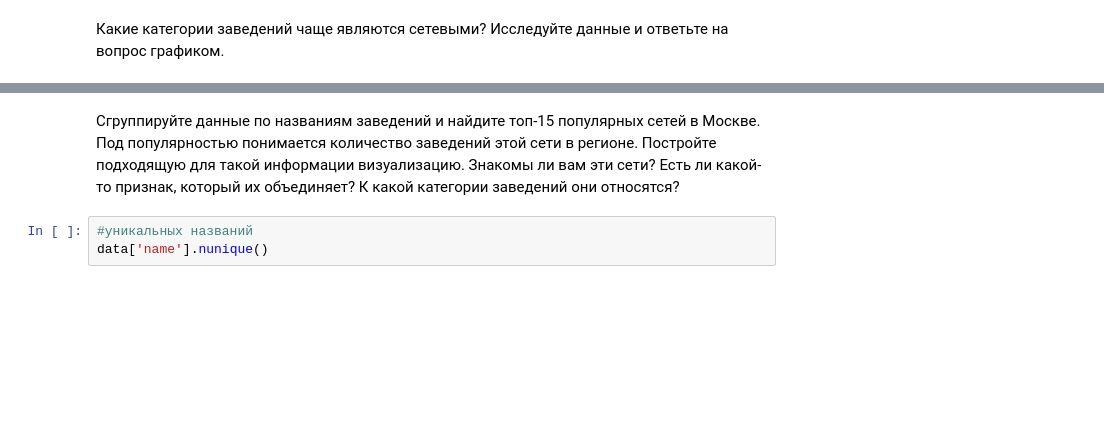
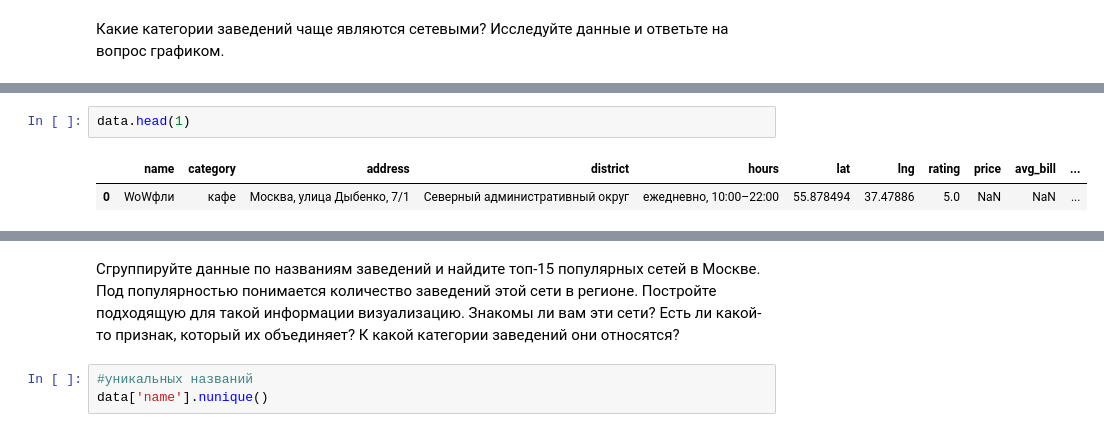
Before and after one commit to akirionenko/research-of-the-public-catering-market-in-Moscow-, a Jupyter notebook: проект_11.ipynb, the cells around one changed output, grey strips where cells are left out. Drawn from its saved outputs; the diff is of its cells as text; blank space fills up the shorter version.

```diff
--- a/проект_11.ipynb
+++ b/проект_11.ipynb
@@ -198,0 +213,5 @@ fig.show()
+# %%
+data.head(1)
+# %% [output]
+|  | name | category | address | district | hours | lat | lng | rating | price | avg_bill | ... |
+| 0 | WoWфли | кафе | Москва, улица Дыбенко, 7/1 | Северный административный округ | ежедневно, 10:00–22:00 | 55.878494 | 37.47886 | 5.0 | NaN | NaN | ... |
```
Also changed, not shown: parts of 5 cells of this notebook.
